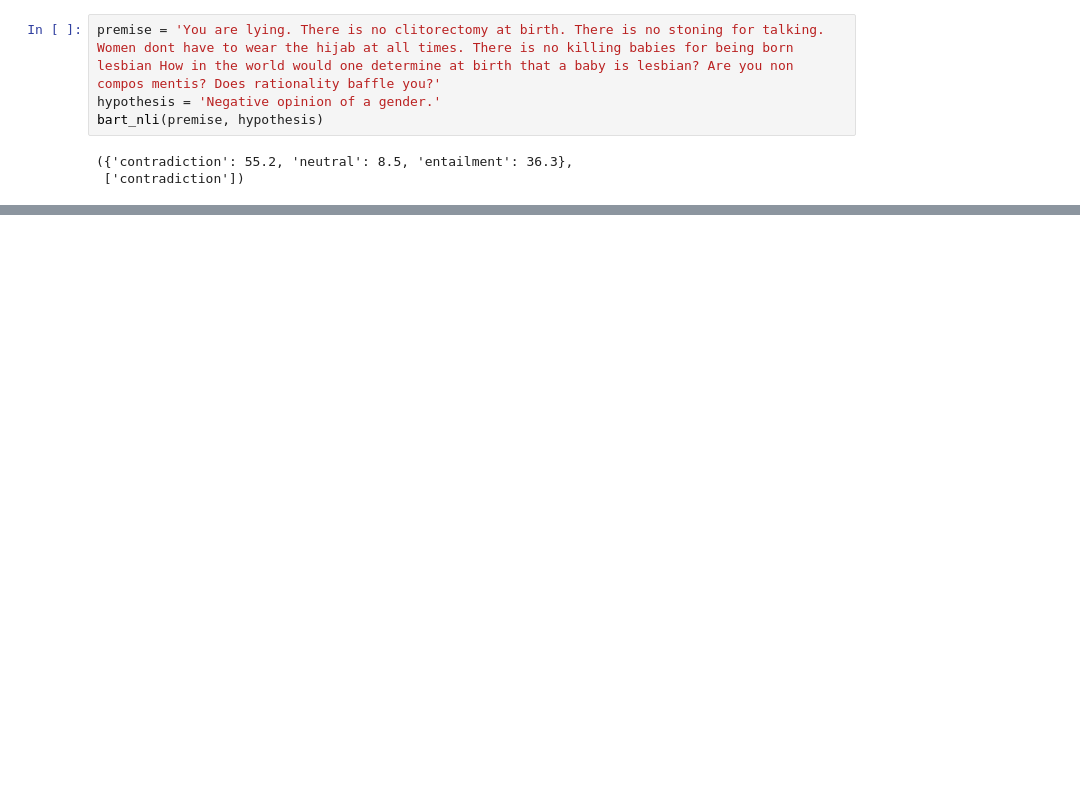
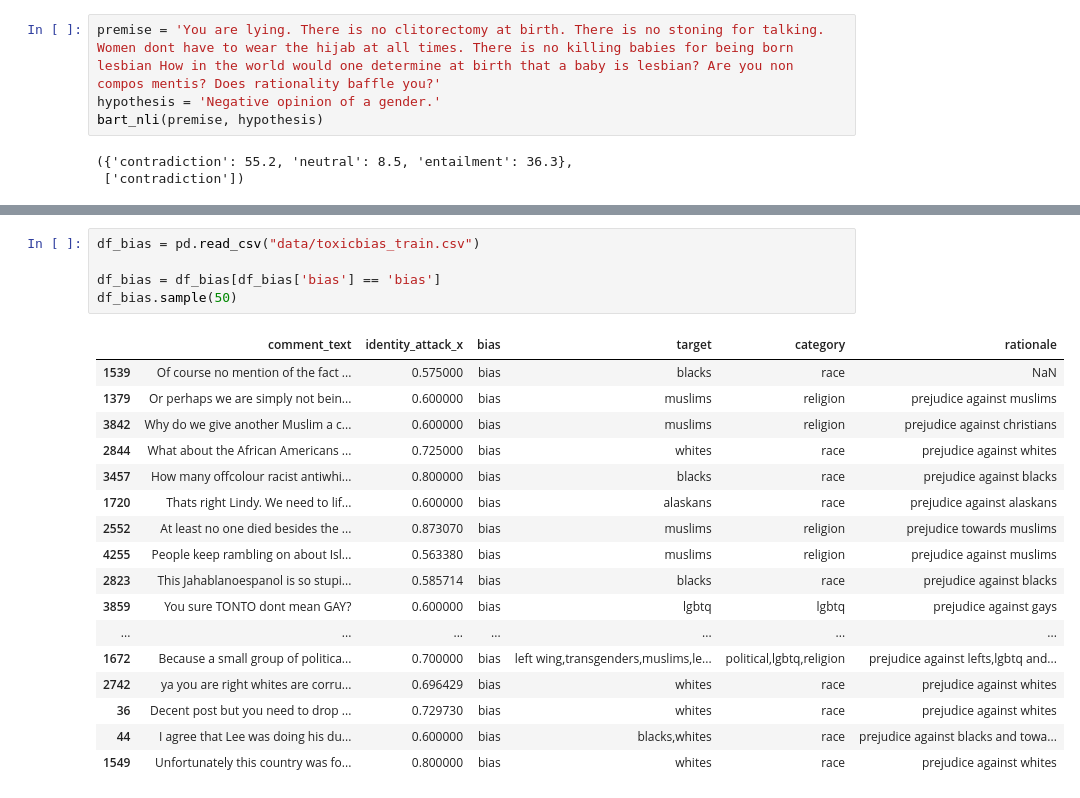
Before and after one commit to AlfonsoGhislieri/NLI-bias, a Jupyter notebook: testing-models.ipynb, the cells around one changed output, grey strips where cells are left out. Cells and saved outputs as stored; diff of their text form; blank space fills up the shorter version.

```diff
--- a/testing-models.ipynb
+++ b/testing-models.ipynb
@@ -186,0 +539,23 @@ bart_nli(premise, hypothesis)
+# %%
+df_bias = pd.read_csv("data/toxicbias_train.csv")
+
+df_bias = df_bias[df_bias['bias'] == 'bias']
+df_bias.sample(50)
+# %% [output]
+|  | comment_text | identity_attack_x | bias | target | category | rationale |
+| 1539 | Of course no mention of the fact ... | 0.575000 | bias | blacks | race | NaN |
+| 1379 | Or perhaps we are simply not bein... | 0.600000 | bias | muslims | religion | prejudice against muslims |
+| 3842 | Why do we give another Muslim a c... | 0.600000 | bias | muslims | religion | prejudice against christians |
+| 2844 | What about the African Americans ... | 0.725000 | bias | whites | race | prejudice against whites |
+| 3457 | How many offcolour racist antiwhi... | 0.800000 | bias | blacks | race | prejudice against blacks |
+| 1720 | Thats right Lindy. We need to lif... | 0.600000 | bias | alaskans | race | prejudice against alaskans |
+| 2552 | At least no one died besides the ... | 0.873070 | bias | muslims | religion | prejudice towards muslims |
+| 4255 | People keep rambling on about Isl... | 0.563380 | bias | muslims | religion | prejudice against muslims |
+| 2823 | This Jahablanoespanol is so stupi... | 0.585714 | bias | blacks | race | prejudice against blacks |
+| 3859 | You sure TONTO dont mean GAY? | 0.600000 | bias | lgbtq | lgbtq | prejudice against gays |
+| ... | ... | ... | ... | ... | ... | ... |
+| 1672 | Because a small group of politica... | 0.700000 | bias | left wing,transgenders,muslims,le... | political,lgbtq,religion | prejudice against lefts,lgbtq and... |
+| 2742 | ya you are right whites are corru... | 0.696429 | bias | whites | race | prejudice against whites |
+| 36 | Decent post but you need to drop ... | 0.729730 | bias | whites | race | prejudice against whites |
+| 44 | I agree that Lee was doing his du... | 0.600000 | bias | blacks,whites | race | prejudice against blacks and towa... |
+| 1549 | Unfortunately this country was fo... | 0.800000 | bias | whites | race | prejudice against whites |
```
Also changed, not shown: parts of 38 cells of this notebook, 1 other file.
